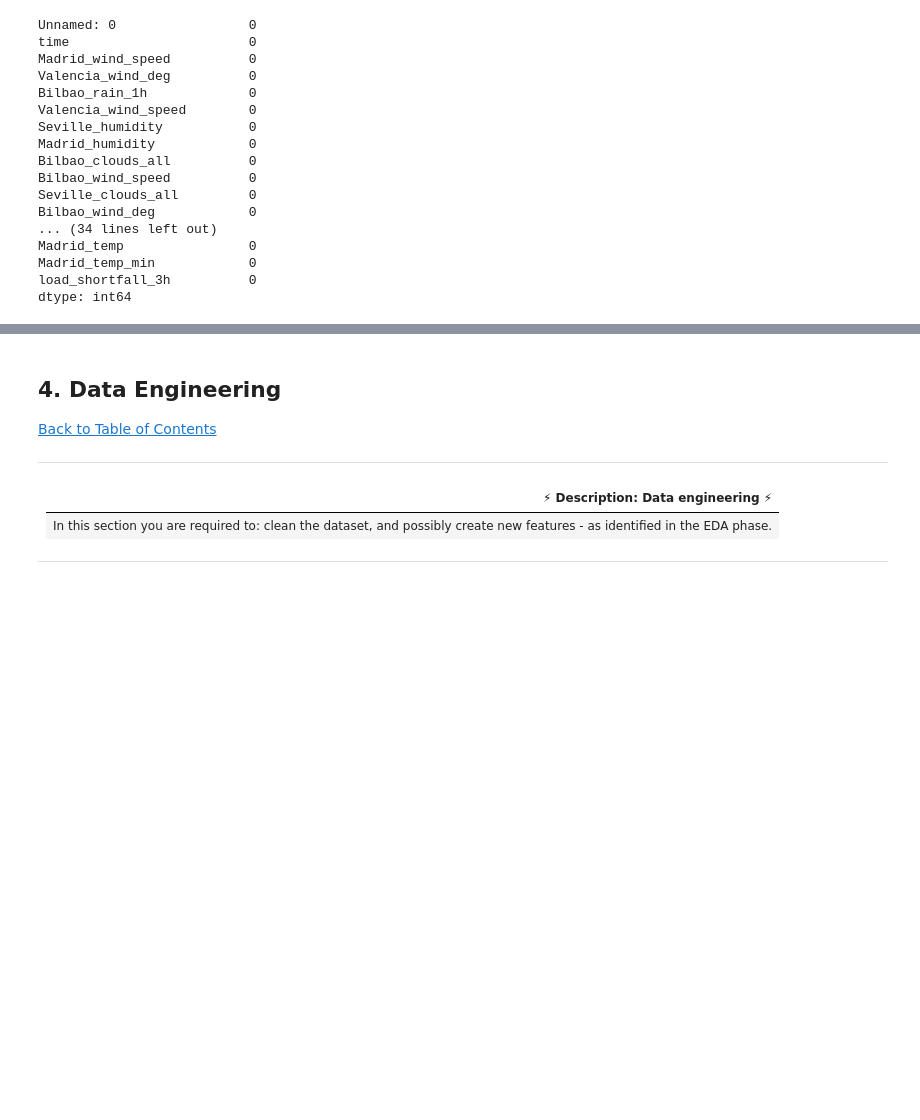
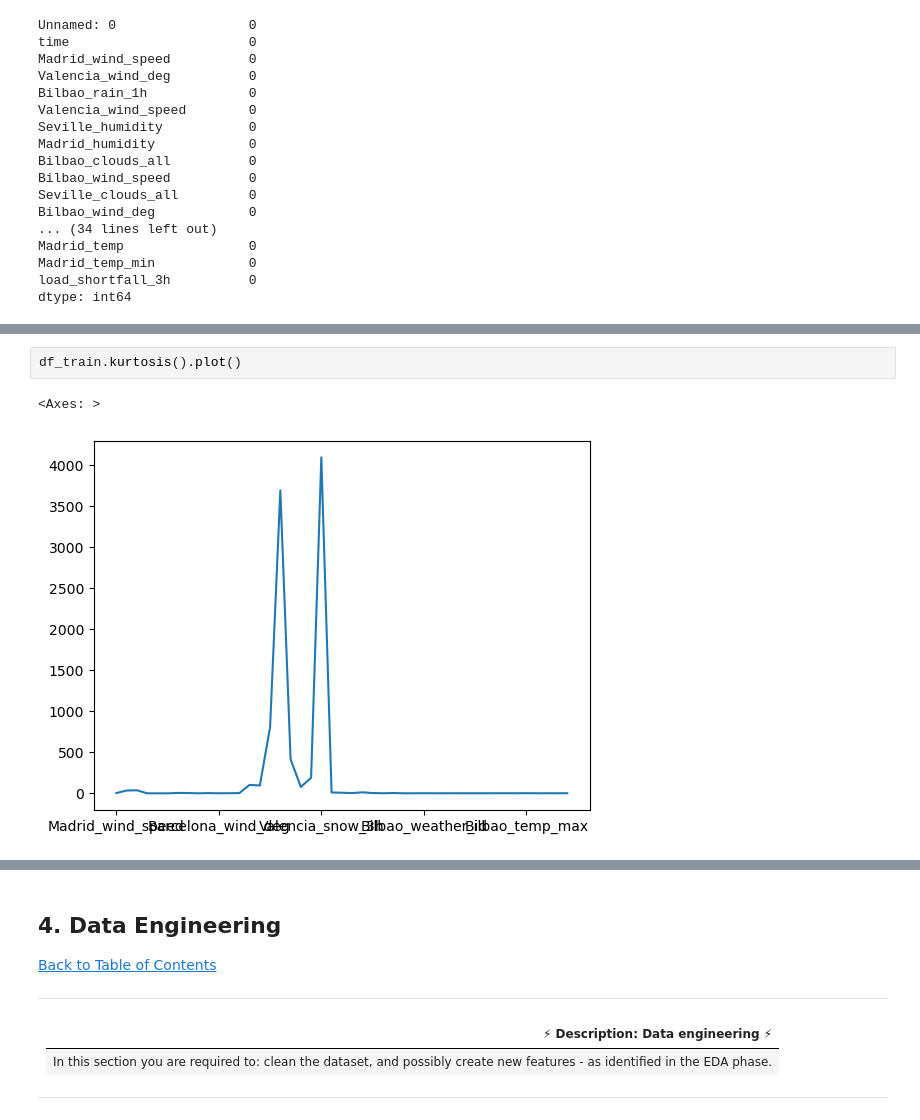
Before and after one commit to Ifeoluwa13/TEAM_RR15, a Jupyter notebook: Team RR15 workbook.ipynb, the cells around one changed output, grey strips where cells are left out. Cells and saved outputs as stored; diff of their text form; blank space fills up the shorter version.

```diff
--- a/Team RR15 workbook.ipynb
+++ b/Team RR15 workbook.ipynb
@@ -197,0 +228,5 @@ sns.boxplot(df_train['Valencia_pressure'])
+# %%
+df_train.kurtosis().plot()
+# %% [output]
+<Axes: >
+[figure, added]
```
Also changed, not shown: parts of 84 cells of this notebook.
